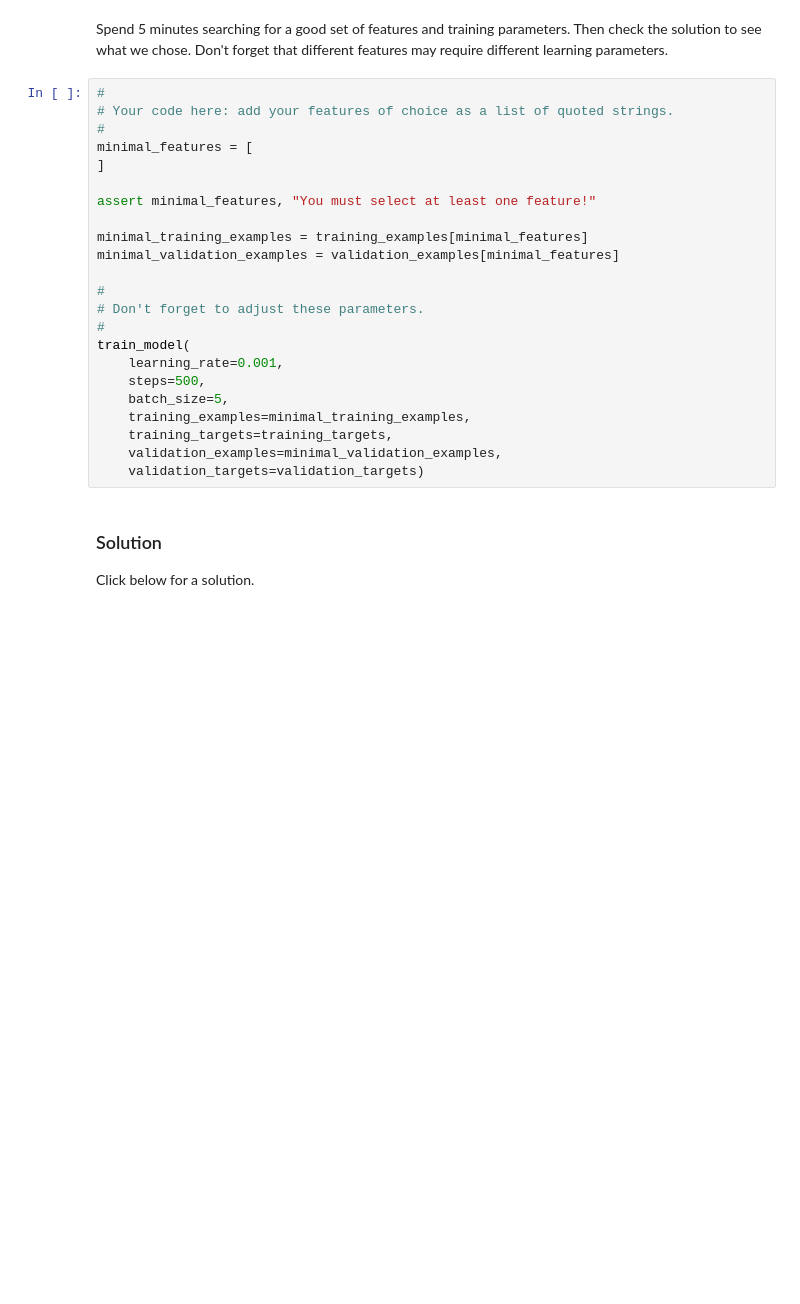
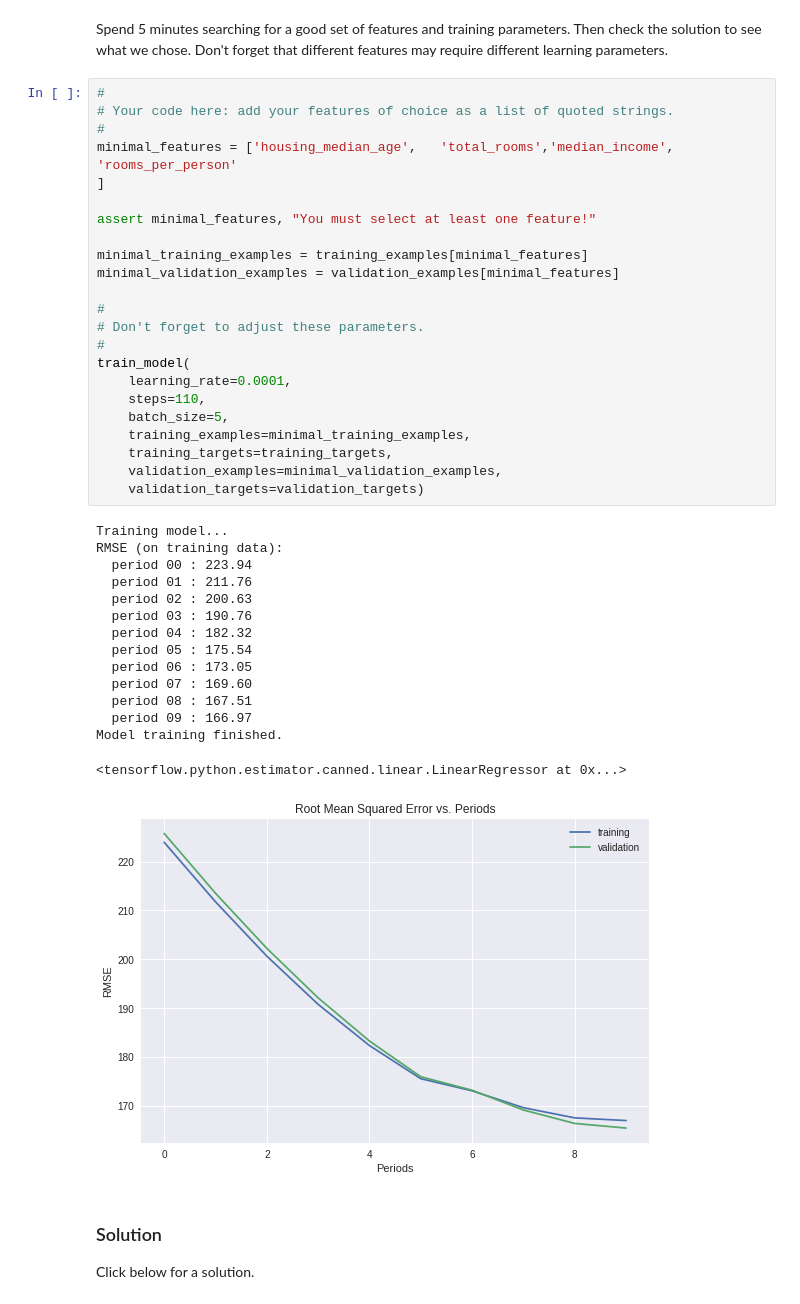
Before and after one commit to steineron/TensowFlowFirstSteps, a Jupyter notebook: feature_sets.ipynb, the cells around one changed output. Saved outputs shown, nothing was run; the diff lists cells and outputs as text; blank space fills up the shorter version.

```diff
--- a/feature_sets.ipynb
+++ b/feature_sets.ipynb
@@ -276,26 +329,42 @@ Spend 5 minutes searching for a good set of features and training parameters. Th
 # %%
 #
 # Your code here: add your features of choice as a list of quoted strings.
 #
-minimal_features = [
+minimal_features = ['housing_median_age',	'total_rooms','median_income',	'rooms_per_person'
 ]
 
 assert minimal_features, "You must select at least one feature!"
 
 minimal_training_examples = training_examples[minimal_features]
 minimal_validation_examples = validation_examples[minimal_features]
 
 #
 # Don't forget to adjust these parameters.
 #
 train_model(
-    learning_rate=0.001,
-    steps=500,
+    learning_rate=0.0001,
+    steps=110,
     batch_size=5,
     training_examples=minimal_training_examples,
     training_targets=training_targets,
     validation_examples=minimal_validation_examples,
     validation_targets=validation_targets)
+# %% [output]
+Training model...
+RMSE (on training data):
+  period 00 : 223.94
+  period 01 : 211.76
+  period 02 : 200.63
+  period 03 : 190.76
+  period 04 : 182.32
+  period 05 : 175.54
+  period 06 : 173.05
+  period 07 : 169.60
+  period 08 : 167.51
+  period 09 : 166.97
+Model training finished.
+<tensorflow.python.estimator.canned.linear.LinearRegressor at 0x...>
+[figure, added]
 # %% [markdown]
 ### Solution
 
```
Also changed, not shown: parts of 6 cells of this notebook.
